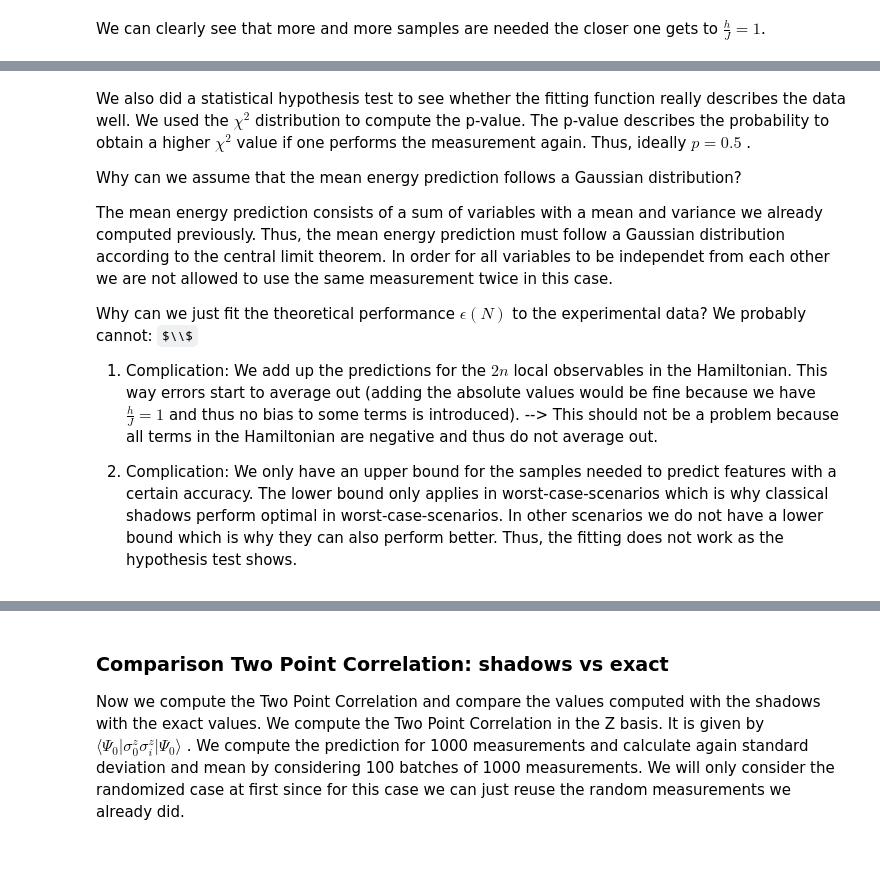
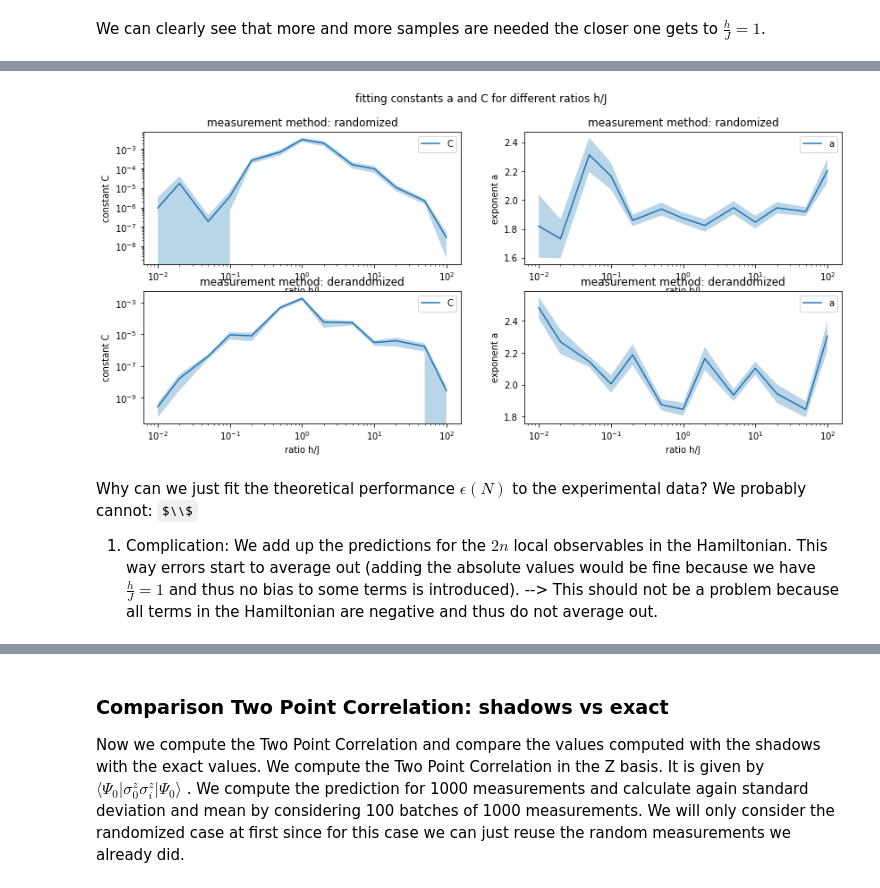
Before and after one commit to LennartBuerger/classical-shadows-for-1d-TFIM-energy-estimation, a Jupyter notebook: display_data/shadow_performance_analysis.ipynb, the cells around one changed output, grey strips where cells are left out. Saved outputs shown, nothing was run; the diff lists cells and outputs as text; code cells hidden in the pictures; some formulas as TeX source; blank space fills up the shorter version.

```diff
--- a/display_data/shadow_performance_analysis.ipynb
+++ b/display_data/shadow_performance_analysis.ipynb
@@ -439,15 +488,57 @@ derandomized measurements, p = 0.0 %, chi2_red = 2.5155527047524697
+# %%
+num_of_measurements = np.array([50, 80, 100, 150, 200, 350, 500, 800, 1000, 1500, 2000, 3000, 5000, 7000, 10000, 20000])
+batches = 50
+some_ratios = np.array([0.01, 0.02, 0.05, 0.1,
+                           0.2, 0.5, 1, 2, 5, 10, 20, 50, 100], dtype=float)
+fig, axs = plt.subplots(2, 2)
+fig.set_figheight(6)
+fig.set_figwidth(14)
+fig.suptitle('fitting constants a and C for different ratios h/J')
+for l in range(0, 2):
+    const = np.zeros(np.size(some_ratios))
+    const_err = np.zeros(np.size(some_ratios))
+    exponent_a = np.zeros(np.size(some_ratios))
+    exponent_a_err = np.zeros(np.size(some_ratios))
+    for i in range(0, np.size(some_ratios)):
+        energy_shadow = np.zeros(np.size(num_of_measurements))
+        errors = np.zeros((batches, np.size(num_of_measurements)))
+        energy_brute = energy_dict[str(1)]['periodic'][str(qubit_num)][str(some_ratios[i])][0] * np.ones(np.size(num_of_measurements))
+        save_direc_procedure = Path('data/shadow_measurements/measurement_procedure_ratio_'+\
+                              str(some_ratios[i])+'_qubit_num_'+str(qubit_num)+'_method_'+measurement_methods[l]+'.npy')
+        save_direc_index = Path('data/shadow_measurements/measurement_index_ratio_'+\
+                              str(some_ratios[i])+'_qubit_num_'+str(qubit_num)+'_method_'+measurement_methods[l]+'.npy')
+        measurement_procedure = np.lib.format.open_memmap(save_direc_procedure, dtype=np.str_, mode='r')
+        measurement_index = np.lib.format.open_memmap(save_direc_index, dtype=np.int32, mode='r')
+        for k in range(0, batches):
+            for j in range(0, np.size(num_of_measurements)):
+                measurements = conversion_to_prediction_shadow_dict_shape(measurement_procedure[k*num_of_measurements[j]:(k+1)*num_of_measurements[j]],
+                                                                          measurement_index[k*num_of_measurements[j]:(k+1)*num_of_measurements[j]], qubit_num)
+                energy_shadow[j] = TfimHamiltonianOpenFermion(qubit_num,
+                                                           some_ratios[i], 1, 'periodic').energy_shadow(None,
+                                                                                                       num_of_measurements[j],
+                                                                                                       measurement_methods[l], measurements)
+            errors[k,:] = np.abs(energy_shadow - energy_brute) / np.abs(energy_brute) / qubit_num
+        error_mean = np.mean(errors, axis=0)
+        error_std = np.std(errors, axis=0)
+        popt, pcov = curve_fit(log_epsilon, np.log(num_of_measurements), np.log(error_mean), sigma=np.log(error_std))
+        const[i] = np.exp(popt[0])
+        const_err[i] = np.exp(popt[0]) * np.sqrt(pcov[0][0])
+        exponent_a[i] = popt[1]
+        exponent_a_err[i] = np.sqrt(pcov[1][1])
+    axs[l, 0].errorbar(some_ratios, const, label = 'C')
+    axs[l, 0].fill_between(some_ratios, const - const_err, const +  const_err, alpha = 0.3)
+    axs[l, 0].set(xscale = 'log', yscale = 'log', xlabel='ratio h/J', ylabel = 'constant C')
+    axs[l, 0].set_title('measurement method: ' + str(measurement_methods[l]))
+    axs[l, 0].legend()
+    axs[l, 1].errorbar(some_ratios, exponent_a, label = 'a')
+    axs[l, 1].fill_between(some_ratios, exponent_a - exponent_a_err, exponent_a + exponent_a_err, alpha = 0.3)
+    axs[l, 1].set(xscale = 'log' ,xlabel='ratio h/J', ylabel = 'exponent a')
+    axs[l, 1].set_title('measurement method: ' + str(measurement_methods[l]))
+    axs[l, 1].legend()
+# %% [output]
+[figure, added]
 # %% [markdown]
-We also did a statistical hypothesis test to see whether the fitting function really
-describes the data well. We used the $\chi^2$ distribution to compute the p-value. The
-p-value describes the probability to obtain a higher $\chi^2$ value if one performs the
-measurement again. Thus, ideally $p=0.5$ .
 
-Why can we assume that the mean energy prediction follows a Gaussian distribution?
-
-The mean energy prediction consists of a sum of variables with a mean
-and variance we already computed previously. Thus, the mean energy prediction must follow
-a Gaussian distribution according to the central limit theorem. In order for all variables to
-be independet from each other we are not allowed to use the same measurement twice in this case.
 
 Why can we just fit the theoretical performance $\epsilon(N)$ to the experimental data?
 We probably cannot: $\\$
@@ -456,9 +547,3 @@ Hamiltonian. This way errors start to average out (adding the absolute values wo
 be fine because we have $\frac{h}{J} =1$ and thus no bias to some terms is introduced).
 --> This should not be a problem because all terms in the Hamiltonian are negative and thus
 do not average out.
-
-2. Complication: We only have an upper bound for the samples needed to predict features
-with a certain accuracy. The lower bound only applies in worst-case-scenarios which is why
-classical shadows perform optimal in worst-case-scenarios. In other scenarios we do
-not have a lower bound which is why they can also perform better. Thus, the fitting does not
-work as the hypothesis test shows.
```
Also changed, not shown: parts of 7 cells of this notebook.
